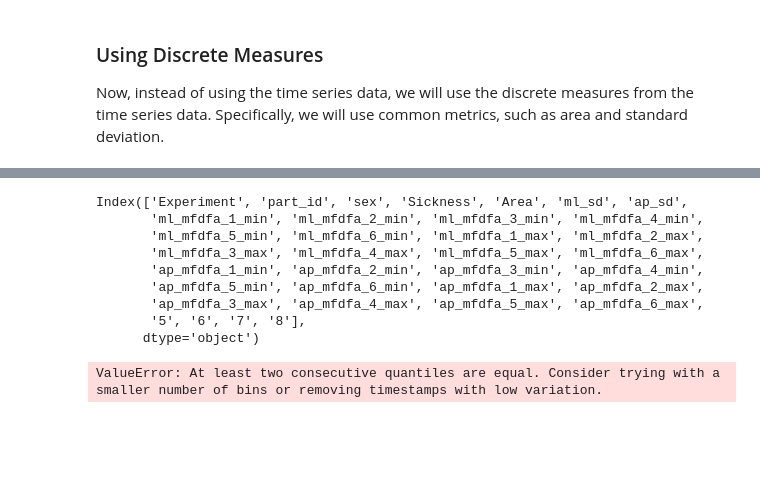
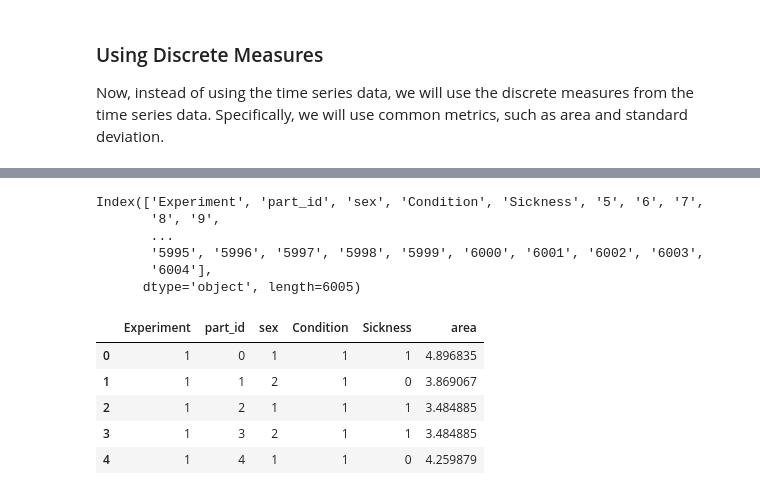
Before and after one commit to daniloarruda13/predicting-cybersickness-from-postural-data-with-machine-learning, a Jupyter notebook: data_analysis_and_modeling.ipynb, the cells around one changed output, grey strips where cells are left out. Cells and saved outputs as stored; diff of their text form; code cells hidden in the pictures; blank space fills up the shorter version.

```diff
--- a/data_analysis_and_modeling.ipynb
+++ b/data_analysis_and_modeling.ipynb
@@ -1011,12 +645,0 @@ def convert_to_3d_B(df):
-# %%
-inspection_added_features.columns[0:35]
-# %% [output]
-Index(['Experiment', 'part_id', 'sex', 'Sickness', 'Area', 'ml_sd', 'ap_sd',
-       'ml_mfdfa_1_min', 'ml_mfdfa_2_min', 'ml_mfdfa_3_min', 'ml_mfdfa_4_min',
-       'ml_mfdfa_5_min', 'ml_mfdfa_6_min', 'ml_mfdfa_1_max', 'ml_mfdfa_2_max',
-       'ml_mfdfa_3_max', 'ml_mfdfa_4_max', 'ml_mfdfa_5_max', 'ml_mfdfa_6_max',
-       'ap_mfdfa_1_min', 'ap_mfdfa_2_min', 'ap_mfdfa_3_min', 'ap_mfdfa_4_min',
-       'ap_mfdfa_5_min', 'ap_mfdfa_6_min', 'ap_mfdfa_1_max', 'ap_mfdfa_2_max',
-       'ap_mfdfa_3_max', 'ap_mfdfa_4_max', 'ap_mfdfa_5_max', 'ap_mfdfa_6_max',
-       '5', '6', '7', '8'],
-      dtype='object')
@@ -1033,26 +646,22 @@ search_added_features_3d = convert_to_3d_B(search_added_features)
-# %%
-#Modeling
-
-## Search
-models = [BOSSVS(word_size=4, window_size = 112,n_bins=4)]
-pipelines = []
-for model in models:
-    pipelines.append(Pipeline([('classifier', MultivariateClassifier(model))]))
-
-# Assuming your 3D array is called `data` with shape (139, 5, 3000)
-X = search_added_features_3d[:, 1:, :]  # Input features
-y = search_added_features_3d[:, 0, 0]  # Target variable
-
-
-# Split the data into training and test sets
-X_train, X_test, y_train, y_test = train_test_split(X, y, test_size=0.3, random_state=42)
-
-results = {}
-for pipeline in pipelines:
-    pipeline.fit(X_train, y_train)
-    score = pipeline.score(X_test, y_test)
-    results[pipeline] = score
-    print(pipeline.predict(X_test))
-print(results.values())
-# %% [output]
-ValueError: At least two consecutive quantiles are equal. Consider trying with a smaller number of bins or removing timestamps with low variation.
+# %%
+det_df.columns
+# %% [output]
+Index(['Experiment', 'part_id', 'sex', 'Condition', 'Sickness', '5', '6', '7',
+       '8', '9',
+       ...
+       '5995', '5996', '5997', '5998', '5999', '6000', '6001', '6002', '6003',
+       '6004'],
+      dtype='object', length=6005)
+# %%
+#Making new dataset without time series data
+det_df_discrete = det_df.iloc[:, 0:5]
+det_df_discrete['area'] = calculate_hull_area(det_df)
+
+det_df_discrete.head()
+# %% [output]
+|  | Experiment | part_id | sex | Condition | Sickness | area |
+| 0 | 1 | 0 | 1 | 1 | 1 | 4.896835 |
+| 1 | 1 | 1 | 2 | 1 | 0 | 3.869067 |
+| 2 | 1 | 2 | 1 | 1 | 1 | 3.484885 |
+| 3 | 1 | 3 | 2 | 1 | 1 | 3.484885 |
+| 4 | 1 | 4 | 1 | 1 | 0 | 4.259879 |
```
Also changed, not shown: parts of 45 cells of this notebook.
